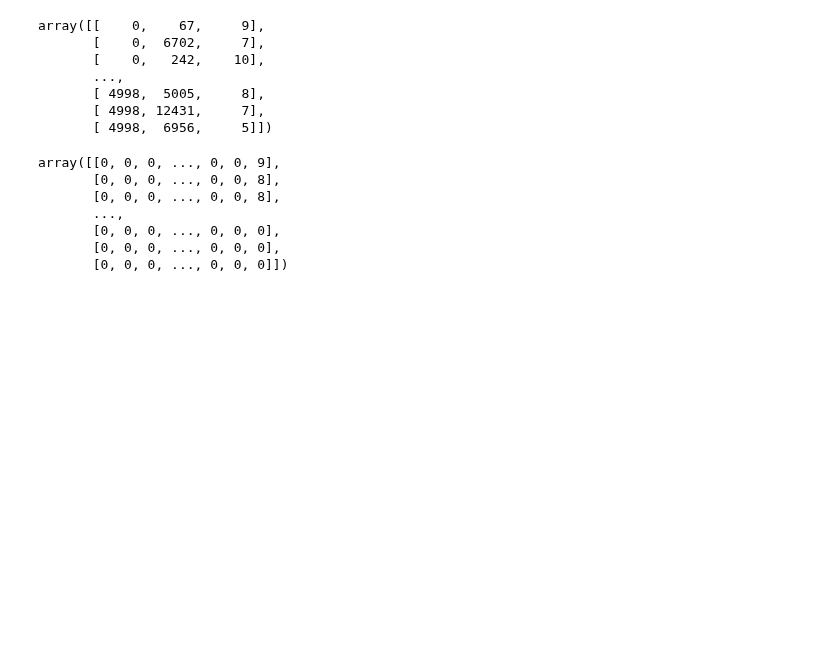
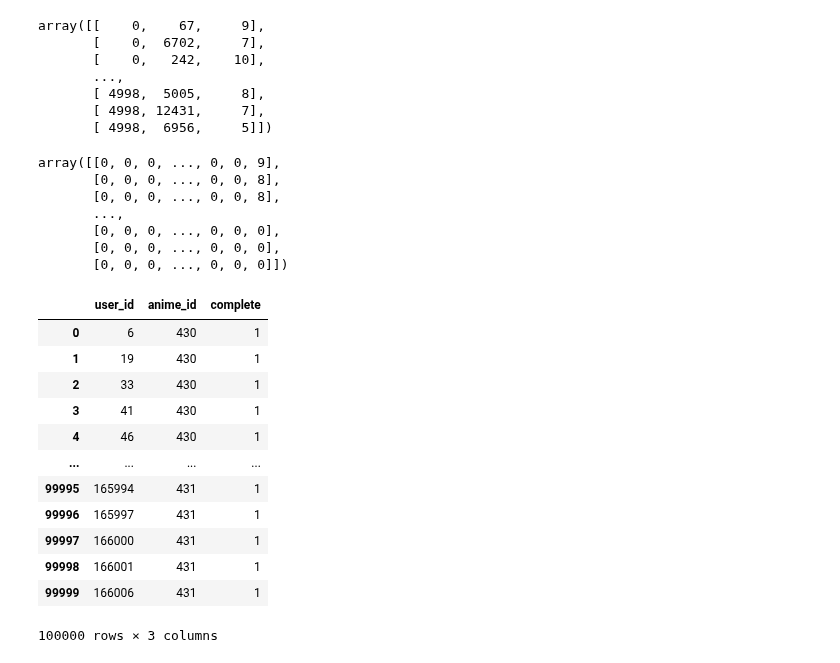
Before and after one commit to mijkami/Anime_Map, a Jupyter notebook: notebooks/prep before google.ipynb, the cells around one changed output. Cells and saved outputs as stored; diff of their text form; code cells hidden in the pictures; blank space fills up the shorter version.

```diff
--- a/notebooks/prep before google.ipynb
+++ b/notebooks/prep before google.ipynb
@@ -860,3 +862,21 @@ p_np == pivot_table
 np.array_equal(p_np, pivot_table)
 # %%
 anime_Genres_df_encoded.to_numpy
+# %%
+df = pd.read_csv(f'../data/Processed_data/anime_map_data_rating_complete_100plus_PG.csv',nrows=100000)
+# %%
+df
+# %% [output]
+|  | user_id | anime_id | complete |
+| 0 | 6 | 430 | 1 |
+| 1 | 19 | 430 | 1 |
+| 2 | 33 | 430 | 1 |
+| 3 | 41 | 430 | 1 |
+| 4 | 46 | 430 | 1 |
+| ... | ... | ... | ... |
+| 99995 | 165994 | 431 | 1 |
+| 99996 | 165997 | 431 | 1 |
+| 99997 | 166000 | 431 | 1 |
+| 99998 | 166001 | 431 | 1 |
+| 99999 | 166006 | 431 | 1 |
+100000 rows × 3 columns
```
Also changed, not shown: parts of 18 cells of this notebook, 1 other file.
